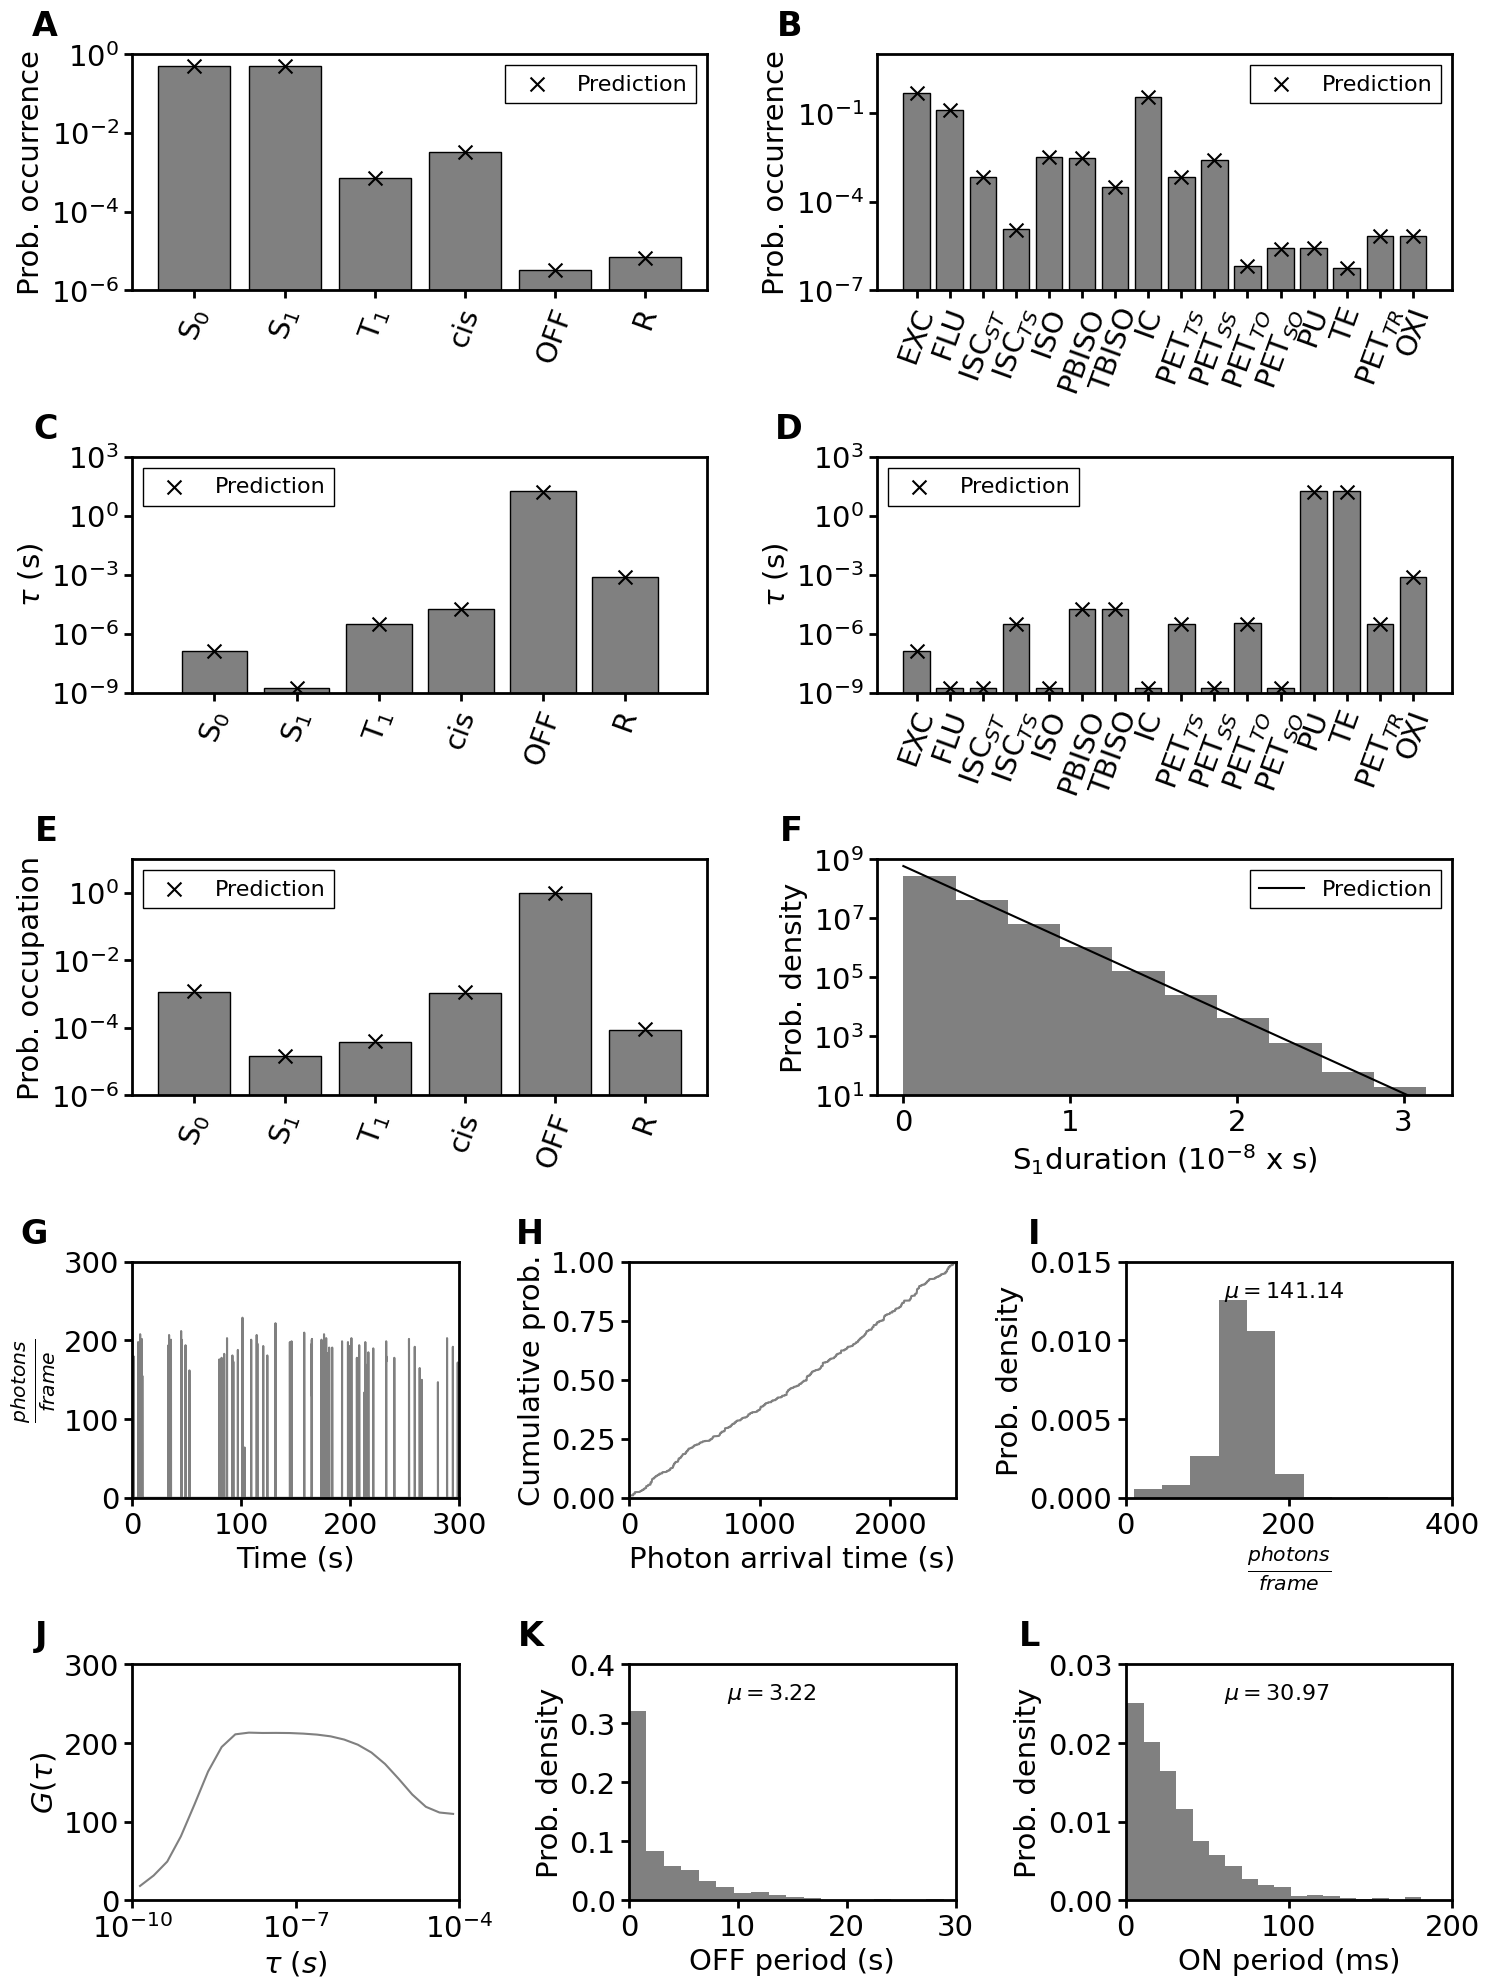
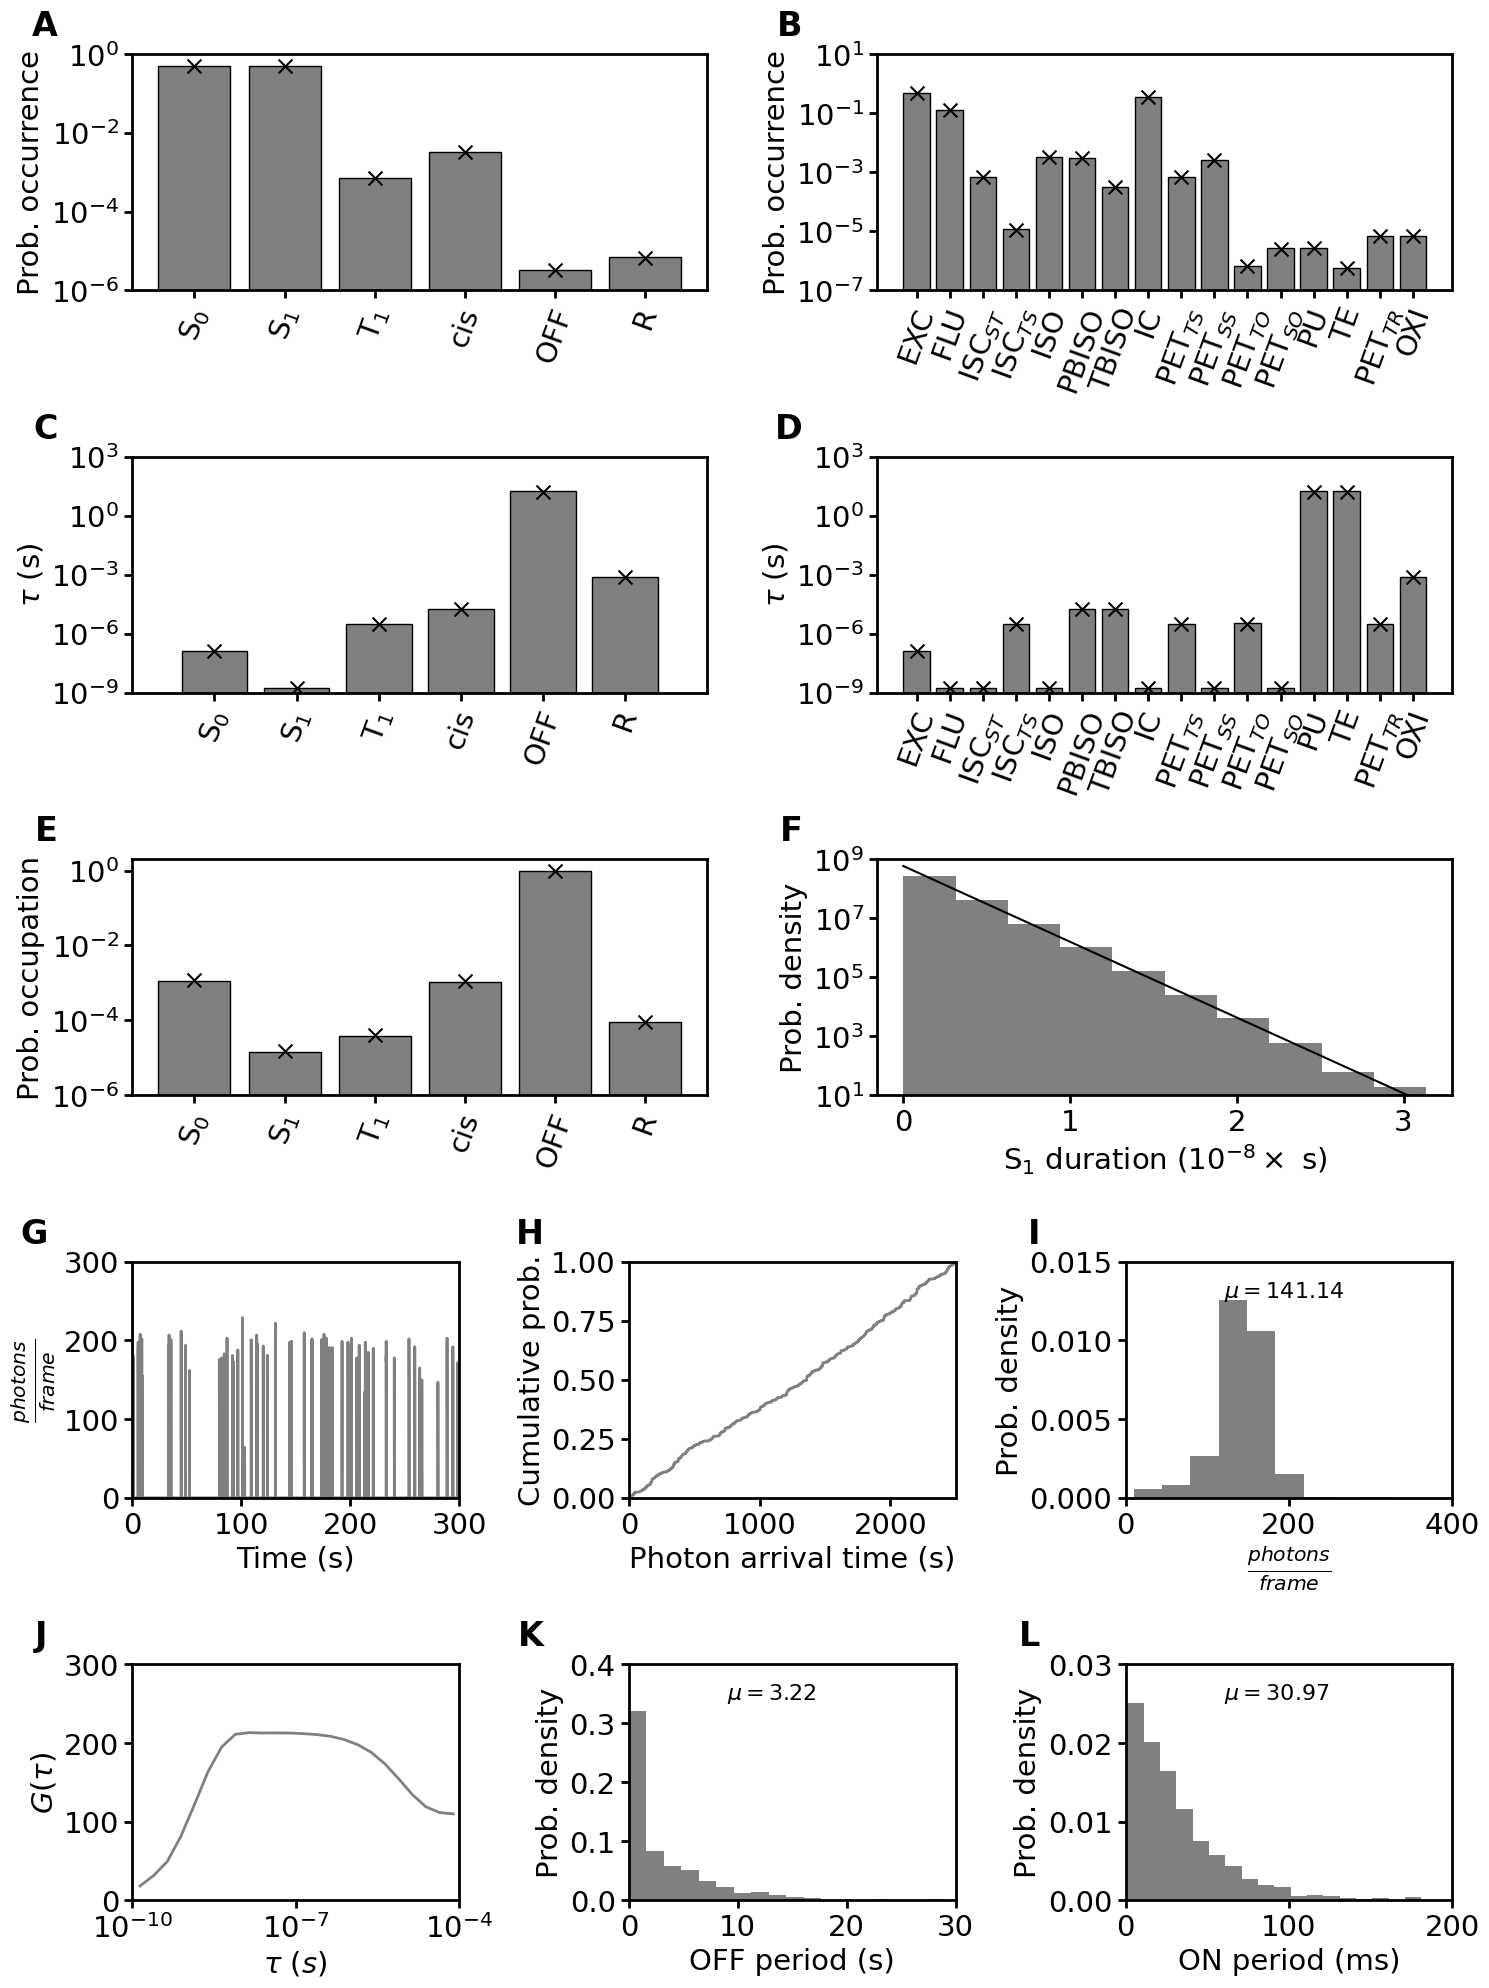
Unified diff of the notebook cell whose output changed from the first chart to the second:
--- before
+++ after
@@ -4,14 +4,19 @@
 color = "grey"
 analysis_plot_param = dict(
-    legend=True,
+    legend=False,
     prediction=predict,
     color=color,
-    legendhandles=None,
-    legendargs=dict(framealpha=1, fontsize=16, edgecolor="black", fancybox=False),
+    # legendhandles=None,
+    # legendargs=dict(framealpha=1, fontsize=16, edgecolor="black", fancybox=False),
 )
 ax = fig.add_subplot(gs[0, 0:3])
 analysis.plot_frequency_states(ylim=[1e-6, 1e0], axes=ax, **analysis_plot_param)
 ax = fig.add_subplot(gs[0, 3:])
-analysis.plot_frequency_transitions(ylim=[1e-7, 1e1], axes=ax, **analysis_plot_param)
+analysis.plot_frequency_transitions(
+    ylim=[1e-7, 1e1],
+    axes=ax,
+    **analysis_plot_param,
+    yticks=[1e-7, 1e-5, 1e-3, 1e-1, 1e1],
+)
 ax = fig.add_subplot(gs[1, 0:3])
 analysis.plot_mean_lifetimes(ylim=[1e-9, 1e3], axes=ax, **analysis_plot_param)
@@ -19,5 +24,5 @@
 analysis.plot_mean_transition_times(ylim=[1e-9, 1e3], axes=ax, **analysis_plot_param)
 ax = fig.add_subplot(gs[2, 0:3])
-analysis.plot_state_occupations(ylim=[1e-6, 1e1], axes=ax, **analysis_plot_param)
+analysis.plot_state_occupations(ylim=[1e-6, 2e0], axes=ax, **analysis_plot_param)
 ax = fig.add_subplot(gs[2, 3:])
 analysis.plot_lifetime_distributions(
@@ -32,7 +37,18 @@
 
 ax = fig.add_subplot(gs[3, 0:2])
-emis.plot_time_series(axes=ax, color=color, xlim=[0, 300], ylim=[0, 300])
+emis.plot_time_series(
+    axes=ax,
+    color=color,
+    xlim=[0, 300],
+    ylim=[0, 300],
+    lw=2,
+)
 ax = fig.add_subplot(gs[3, 2:4])
-emis.plot_cumulative_events(axes=ax, color=color, xlim=[0, 2500])
+emis.plot_cumulative_events(
+    axes=ax,
+    color=color,
+    xlim=[0, 2500],
+    lw=2,
+)
 ax = fig.add_subplot(gs[3, 4:])
 emis.plot_histogram(
@@ -46,5 +62,7 @@
 
 ax = fig.add_subplot(gs[4, 0:2])
-fcs.plot(axes=ax, unit="s", color=color, title=None, xlim=[1e-10, 1e-4], ylim=[0, 300])
+fcs.plot(
+    axes=ax, unit="s", color=color, title=None, xlim=[1e-10, 1e-4], ylim=[0, 300], lw=2
+)
 
 ax = fig.add_subplot(gs[4, 2:4])
@@ -87,8 +105,8 @@
 fig.tight_layout()
 
+bbox = mi.compute_tight_bbox(fig, pad_inches=0.1)
 fig.savefig(
     saving_at + r"\4_f_no_et_statistics.png",
-    bbox_inches="tight",
-    pad_inches=0.1,
     dpi=300,
+    bbox_inches=bbox,
 )

Commit: many updates